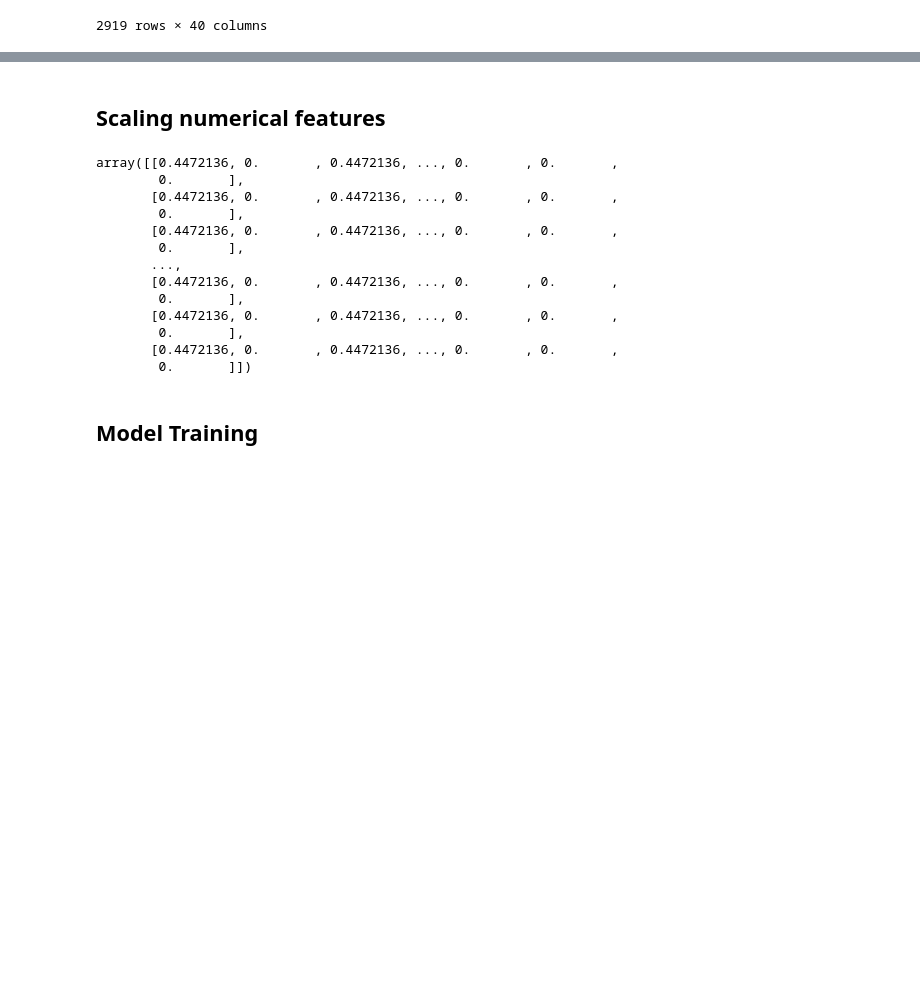
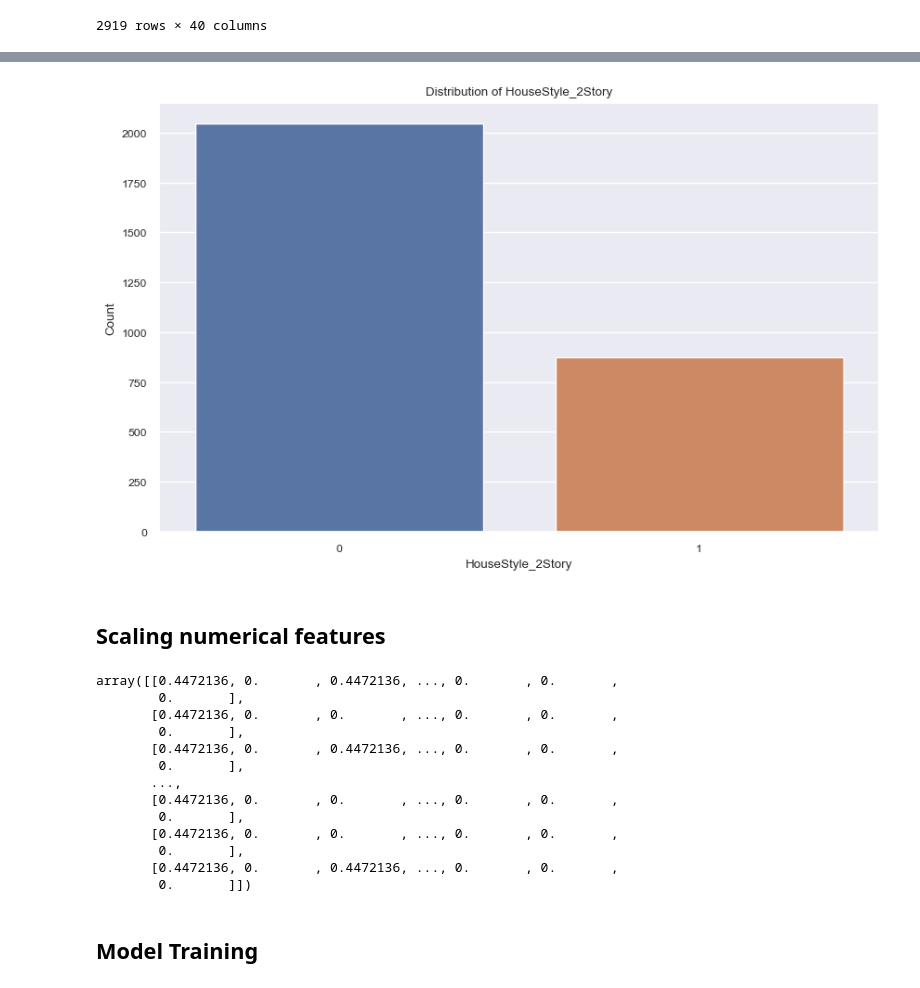
Before and after one commit to Kataraduo/CS-5785-AML, a Jupyter notebook: CS5785_HM1_Zhiduo Xie (zx324).ipynb, the cells around one changed output, grey strips where cells are left out. Drawn from its saved outputs; the diff is of its cells as text; code cells hidden in the pictures; blank space fills up the shorter version.

```diff
--- a/CS5785_HM1_Zhiduo Xie (zx324).ipynb
+++ b/CS5785_HM1_Zhiduo Xie (zx324).ipynb
@@ -513,3 +480,13 @@ df
+# %%
+# Plot feature histogram to HouseStyle after one-hot encoding
+plt.figure(figsize=(10, 6))
+sns.countplot(x=df["HouseStyle_2Story"])
+plt.title("Distribution of HouseStyle_2Story")
+plt.xlabel("HouseStyle_2Story")
+plt.ylabel("Count")
+plt.show()
+# %% [output]
+[figure, added]
 # %% [markdown]
 ## Scaling numerical features
 # %%
@@ -521,6 +495,5 @@ cate_list= list(df.columns)[-26:]
 # %%
-from sklearn.preprocessing import Normalizer
-
+cate_list= list(df.columns)[-26:]
 X_normalized = Normalizer().fit_transform(
     df[cate_list]
 )
@@ -528,14 +501,14 @@ X_normalized
 # %% [output]
 array([[0.4472136, 0.       , 0.4472136, ..., 0.       , 0.       ,
         0.       ],
-       [0.4472136, 0.       , 0.4472136, ..., 0.       , 0.       ,
+       [0.4472136, 0.       , 0.       , ..., 0.       , 0.       ,
         0.       ],
        [0.4472136, 0.       , 0.4472136, ..., 0.       , 0.       ,
         0.       ],
        ...,
-       [0.4472136, 0.       , 0.4472136, ..., 0.       , 0.       ,
+       [0.4472136, 0.       , 0.       , ..., 0.       , 0.       ,
         0.       ],
-       [0.4472136, 0.       , 0.4472136, ..., 0.       , 0.       ,
+       [0.4472136, 0.       , 0.       , ..., 0.       , 0.       ,
         0.       ],
        [0.4472136, 0.       , 0.4472136, ..., 0.       , 0.       ,
         0.       ]])
```
Also changed, not shown: parts of 27 cells of this notebook.
